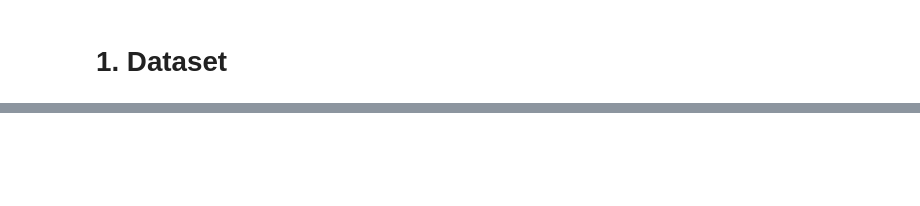
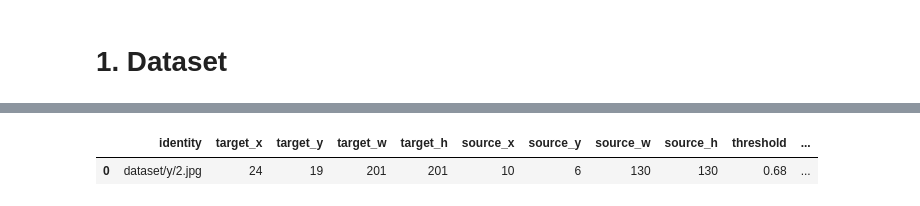
Before and after one commit to S4M0707/live-face-recognition-siamese, a Jupyter notebook: train.ipynb, the cells around one changed output, grey strips where cells are left out. Cells and saved outputs as stored; diff of their text form; code cells hidden in the pictures; blank space fills up the shorter version.

```diff
--- a/train.ipynb
+++ b/train.ipynb
@@ -113,0 +170,3 @@ for x, y in train.take(1):
+# %%
+file_pth = os.path.join('dataset', 'train')
+result = DeepFace.verify(img1_path=os.path.join(file_pth, '98', '2.jpg'), img2_path=os.path.join(file_pth, '98', '0.jpg'))
@@ -113,0 +177,2 @@ for x, y in train.take(1):
+# %%
+dfs = DeepFace.find(img_path = os.path.join(file_pth, '98', '2.jpg'), db_path = os.path.join('dataset', 'y'))
@@ -113,0 +182,5 @@ for x, y in train.take(1):
+# %%
+dfs[0]
+# %% [output]
+|  | identity | target_x | target_y | target_w | target_h | source_x | source_y | source_w | source_h | threshold | ... |
+| 0 | dataset/y/2.jpg | 24 | 19 | 201 | 201 | 10 | 6 | 130 | 130 | 0.68 | ... |
```
Also changed, not shown: parts of 21 cells of this notebook, 5 other files.
